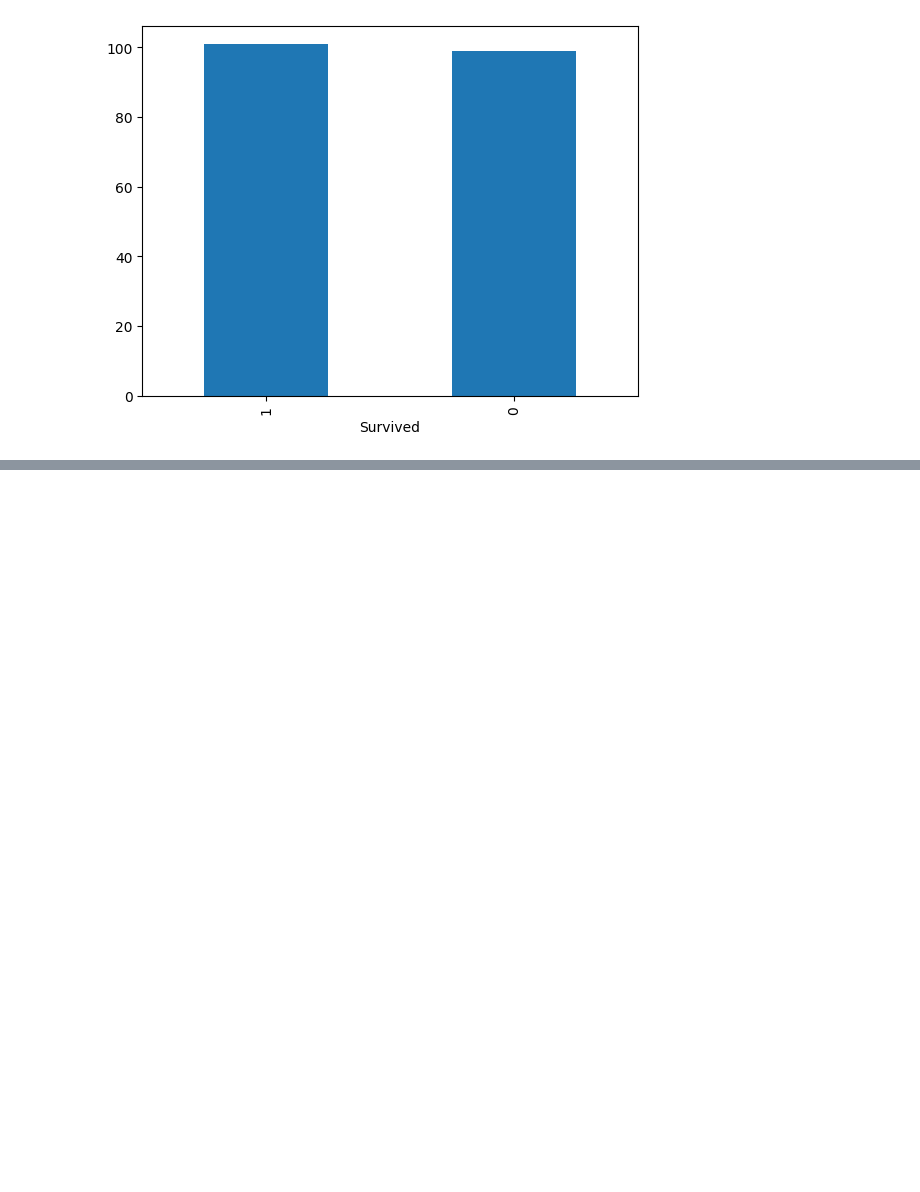
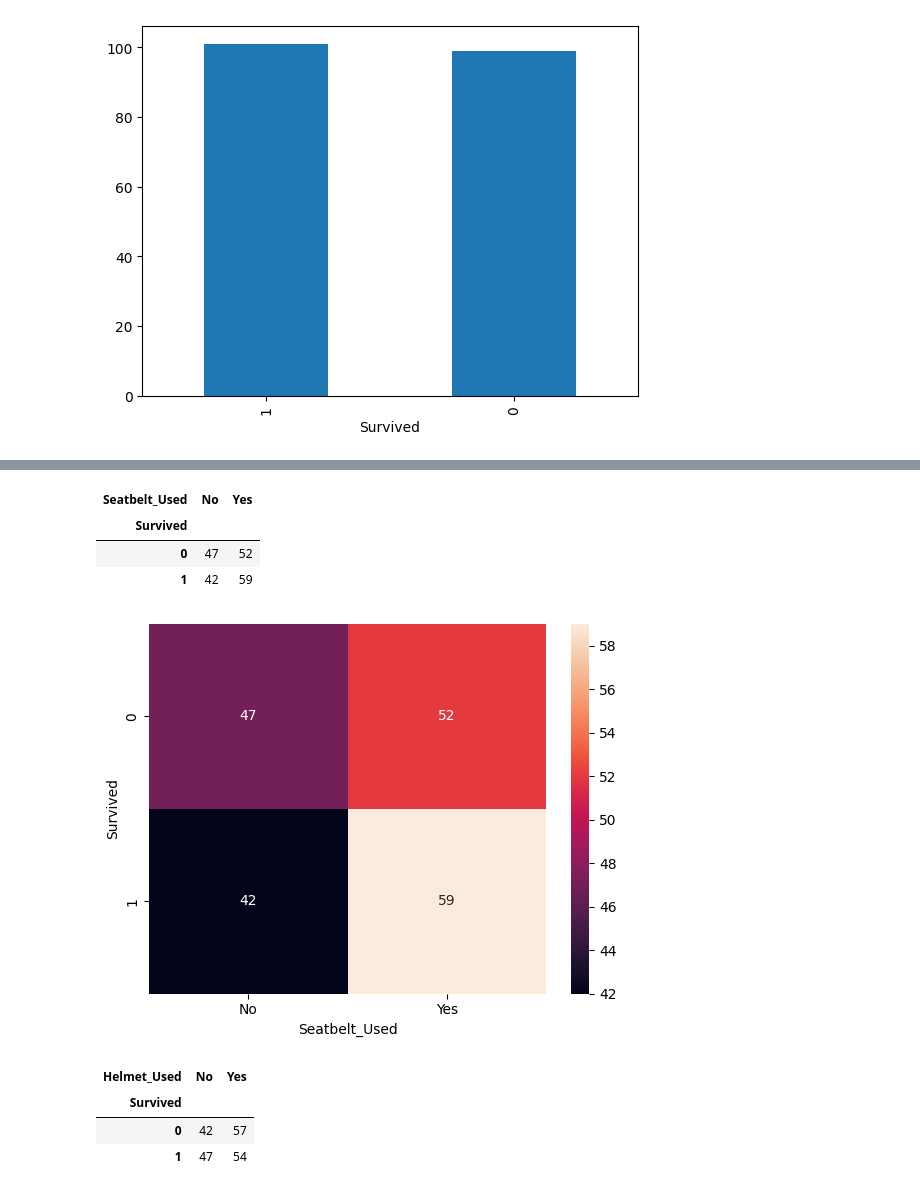
Before and after one commit to lathiam/Learning-Lab-Projet, a Jupyter notebook: Notebook.ipynb, the cells around one changed output, grey strips where cells are left out. Saved outputs shown, nothing was run; the diff lists cells and outputs as text; code cells hidden in the pictures; blank space fills up the shorter version.

```diff
--- a/Notebook.ipynb
+++ b/Notebook.ipynb
@@ -165,0 +181,21 @@ plt.show()
+# %%
+cross_tab_Survived_Seatbelt_Used=pd.crosstab(df["Survived"],df["Seatbelt_Used"])
+cross_tab_Survived_Seatbelt_Used
+# %% [output]
+| Seatbelt_Used | No | Yes |
+| Survived |  |  |
+| 0 | 47 | 52 |
+| 1 | 42 | 59 |
+# %%
+sns.heatmap(cross_tab_Survived_Seatbelt_Used,annot=True)
+plt.show()
+# %% [output]
+[figure, added]
+# %%
+cross_tab_Survived_Helmet_Used=pd.crosstab(df["Survived"],df["Helmet_Used"])
+cross_tab_Survived_Helmet_Used
+# %% [output]
+| Helmet_Used | No | Yes |
+| Survived |  |  |
+| 0 | 42 | 57 |
+| 1 | 47 | 54 |
```
Also changed, not shown: parts of 7 cells of this notebook.
